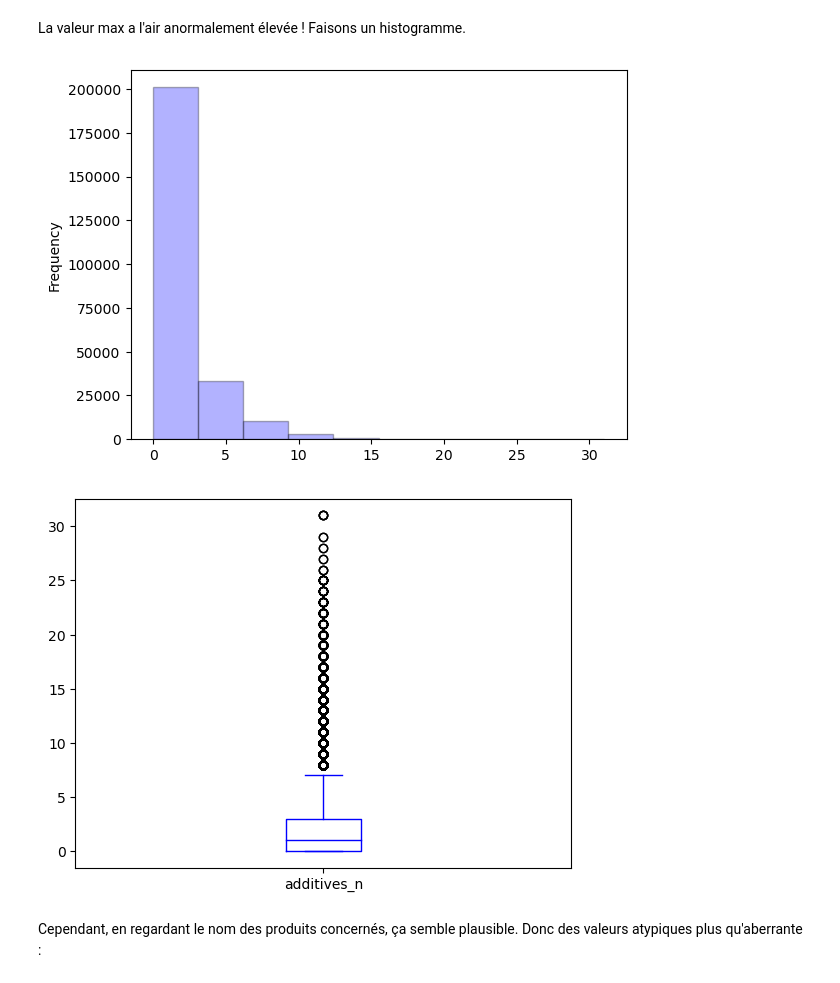
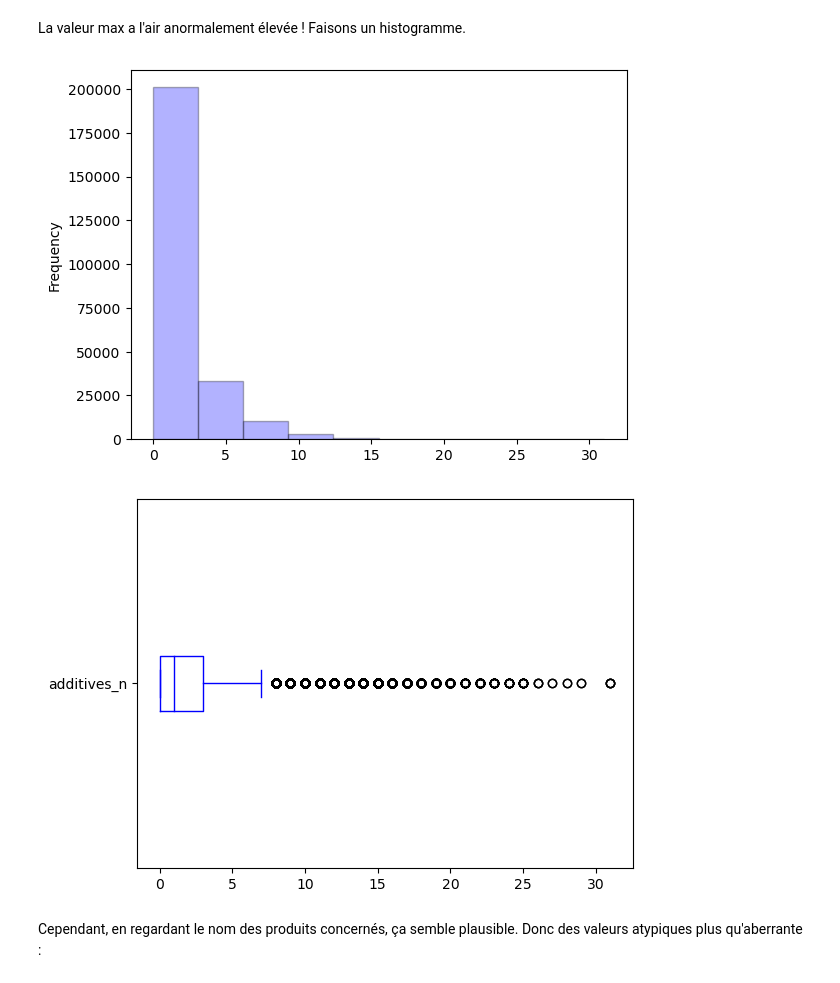
Before and after one commit to BiGHeaDMaX/Nettoyage-et-EDA, a Jupyter notebook: OCR - Projet 2 - V2.ipynb, the cells around one changed output. Saved outputs shown, nothing was run; the diff lists cells and outputs as text; code cells hidden in the pictures.

```diff
--- a/OCR - Projet 2 - V2.ipynb
+++ b/OCR - Projet 2 - V2.ipynb
@@ -582,11 +581,11 @@ La valeur max a l'air anormalement élevée ! Faisons un histogramme.
 # %%
 data_clean['additives_n'].plot.hist(color = "blue", alpha = 0.3, edgecolor='black');
 plt.show()
-data_clean['additives_n'].plot.box(color = "blue");
+data_clean['additives_n'].plot.box(color = "blue", vert=False);
 plt.show()
 # %% [output]
 [figure]
-[figure, old version]
+[figure, new version]
 # %% [markdown]
 Cependant, en regardant le nom des produits concernés, ça semble plausible. Donc des valeurs atypiques plus qu'aberrante :
 # %%
```
Also changed, not shown: parts of 15 cells of this notebook.
